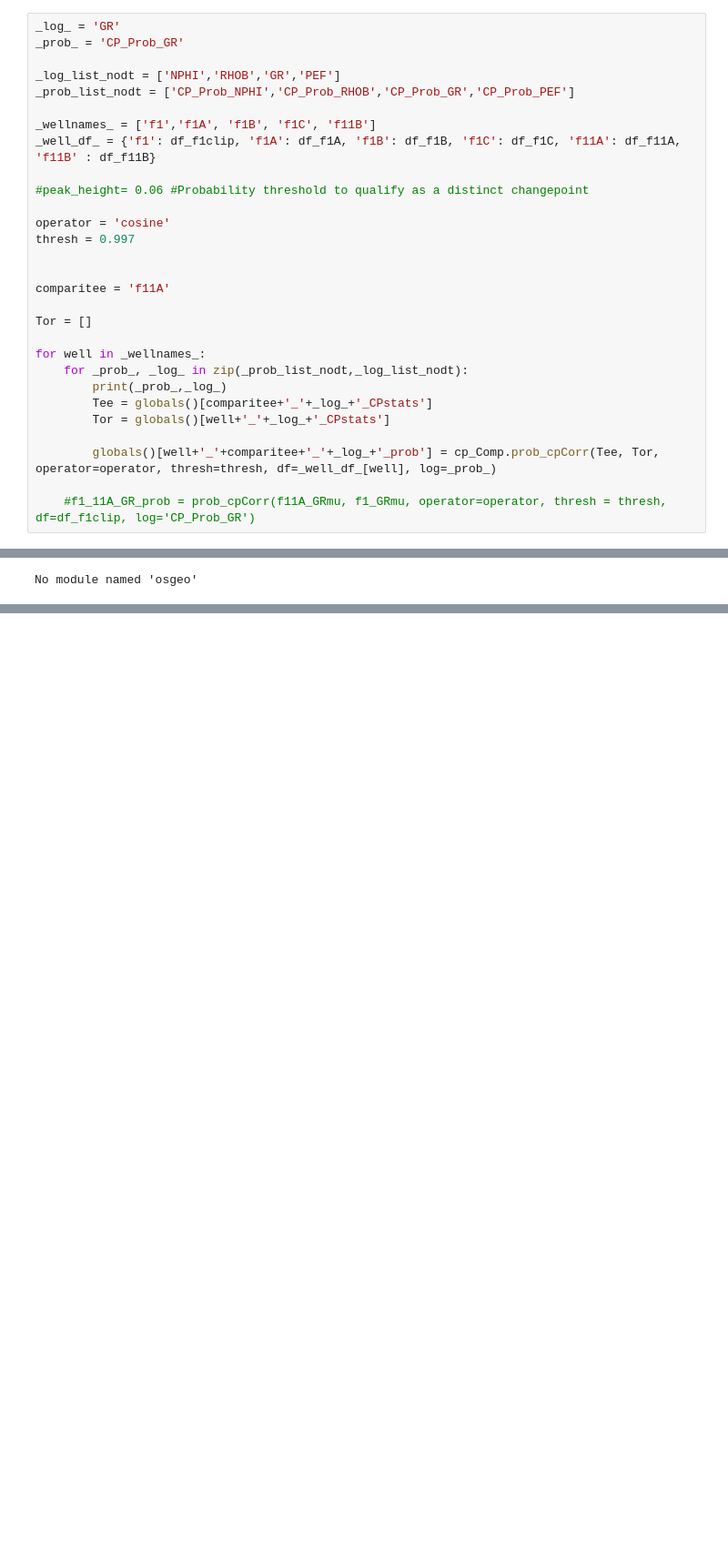
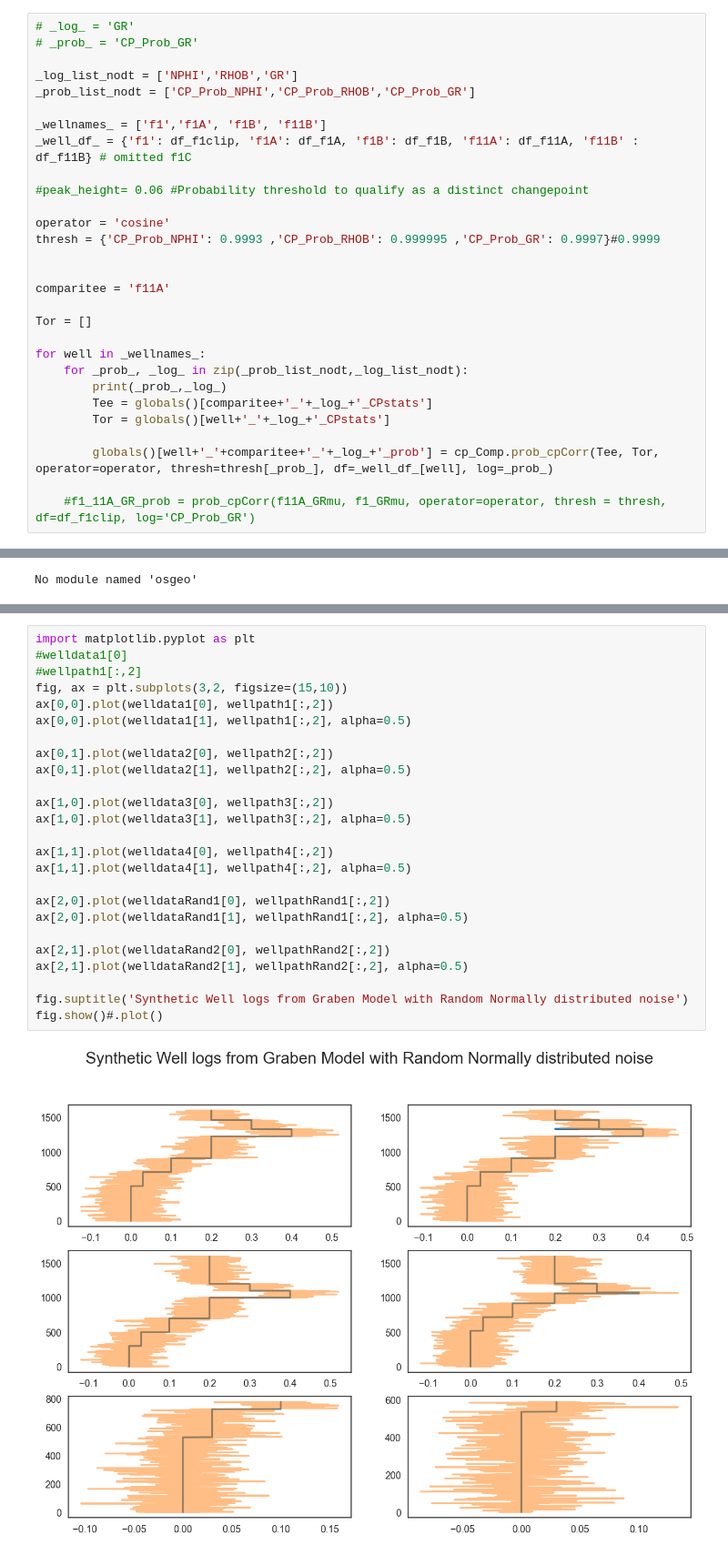
Before and after one commit to phasyn8/different_bayes, a Jupyter notebook: Demonstration_Probabilistic.ipynb, the cells around one changed output, grey strips where cells are left out. Shown at 91% size. Drawn from its saved outputs; the diff is of its cells as text; blank space fills up the shorter version.

```diff
--- a/Demonstration_Probabilistic.ipynb
+++ b/Demonstration_Probabilistic.ipynb
@@ -496,17 +631,17 @@ vectors = []
 # %%
-_log_ = 'GR'
-_prob_ = 'CP_Prob_GR'
+# _log_ = 'GR'
+# _prob_ = 'CP_Prob_GR'
 
-_log_list_nodt = ['NPHI','RHOB','GR','PEF']
-_prob_list_nodt = ['CP_Prob_NPHI','CP_Prob_RHOB','CP_Prob_GR','CP_Prob_PEF']
+_log_list_nodt = ['NPHI','RHOB','GR']
+_prob_list_nodt = ['CP_Prob_NPHI','CP_Prob_RHOB','CP_Prob_GR']
 
-_wellnames_ = ['f1','f1A', 'f1B', 'f1C', 'f11B']
-_well_df_ = {'f1': df_f1clip, 'f1A': df_f1A, 'f1B': df_f1B, 'f1C': df_f1C, 'f11A': df_f11A, 'f11B' : df_f11B}
+_wellnames_ = ['f1','f1A', 'f1B', 'f11B']
+_well_df_ = {'f1': df_f1clip, 'f1A': df_f1A, 'f1B': df_f1B, 'f11A': df_f11A, 'f11B' : df_f11B} # omitted f1C
 
 #peak_height= 0.06 #Probability threshold to qualify as a distinct changepoint
 
 operator = 'cosine'
-thresh = 0.997
+thresh = {'CP_Prob_NPHI': 0.9993 ,'CP_Prob_RHOB': 0.999995 ,'CP_Prob_GR': 0.9997}#0.9999
 
 
 comparitee = 'f11A'
@@ -519,7 +654,7 @@ for well in _wellnames_:
         Tee = globals()[comparitee+'_'+_log_+'_CPstats']
         Tor = globals()[well+'_'+_log_+'_CPstats']
 
-        globals()[well+'_'+comparitee+'_'+_log_+'_prob'] = cp_Comp.prob_cpCorr(Tee, Tor, operator=operator, thresh=thresh, df=_well_df_[well], log=_prob_)
+        globals()[well+'_'+comparitee+'_'+_log_+'_prob'] = cp_Comp.prob_cpCorr(Tee, Tor, operator=operator, thresh=thresh[_prob_], df=_well_df_[well], log=_prob_)
 
     #f1_11A_GR_prob = prob_cpCorr(f11A_GRmu, f1_GRmu, operator=operator, thresh = thresh, df=df_f1clip, log='CP_Prob_GR')
 # %% [output]
@@ -787,0 +1018,27 @@ pd.__version__
+# %%
+import matplotlib.pyplot as plt
+#welldata1[0]
+#wellpath1[:,2]
+fig, ax = plt.subplots(3,2, figsize=(15,10))
+ax[0,0].plot(welldata1[0], wellpath1[:,2])
+ax[0,0].plot(welldata1[1], wellpath1[:,2], alpha=0.5)
+
+ax[0,1].plot(welldata2[0], wellpath2[:,2])
+ax[0,1].plot(welldata2[1], wellpath2[:,2], alpha=0.5)
+
+ax[1,0].plot(welldata3[0], wellpath3[:,2])
+ax[1,0].plot(welldata3[1], wellpath3[:,2], alpha=0.5)
+
+ax[1,1].plot(welldata4[0], wellpath4[:,2])
+ax[1,1].plot(welldata4[1], wellpath4[:,2], alpha=0.5)
+
+ax[2,0].plot(welldataRand1[0], wellpathRand1[:,2])
+ax[2,0].plot(welldataRand1[1], wellpathRand1[:,2], alpha=0.5)
+
+ax[2,1].plot(welldataRand2[0], wellpathRand2[:,2])
+ax[2,1].plot(welldataRand2[1], wellpathRand2[:,2], alpha=0.5)
+
+fig.suptitle('Synthetic Well logs from Graben Model with Random Normally distributed noise')
+fig.show()#.plot()
+# %% [output]
+[figure, added]
```
Also changed, not shown: parts of 41 cells of this notebook, 4 other files.
